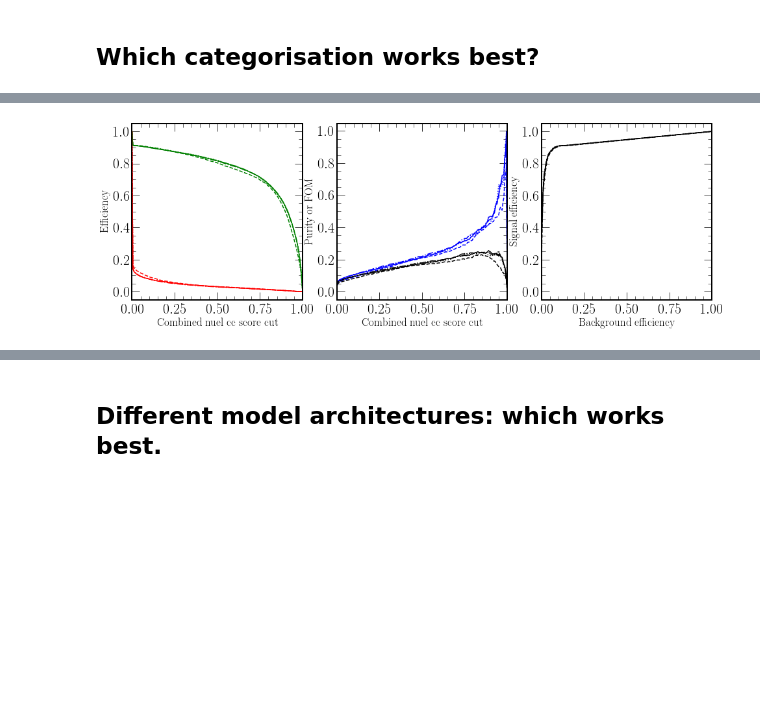
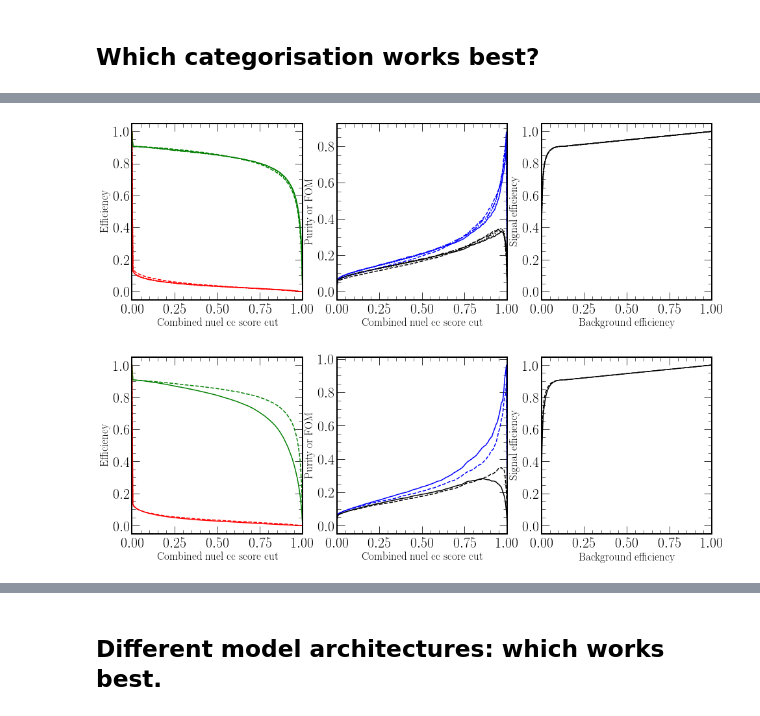
Before and after one commit to chipsneutrino/chips-net, a Jupyter notebook: notebooks/analysis.ipynb, the cells around one changed output, grey strips where cells are left out. Drawn from its saved outputs; the diff is of its cells as text; code cells hidden in the pictures; blank space fills up the shorter version.

```diff
--- a/notebooks/analysis.ipynb
+++ b/notebooks/analysis.ipynb
@@ -461,4 +477,8 @@ took 34.34 seconds
+# %%
+chipsnet.plotting.plot_curves([v_cth_flux_all_f_out, v_cth_flux_comb_f_out, v_cth_flux_nu_nc_f_out, v_cth_flux_nc_f_out], save_path+"cat_curves")
+# %% [output]
+[figure, added]
 # %%
-chipsnet.plotting.plot_curves([v_cth_flux_out_all, v_cth_flux_out_comb, v_cth_flux_out_nu_nc, v_cth_flux_out_nc], save_path+"cat_curves")
+chipsnet.plotting.plot_curves([v_cth_flux_nu_nc_u_out, v_cth_flux_nu_nc_f_out], save_path+"cat_curves")
 # %% [output]
-[figure, old version]
+[figure, new version]
```
Also changed, not shown: parts of 15 cells of this notebook, 1 other file.
